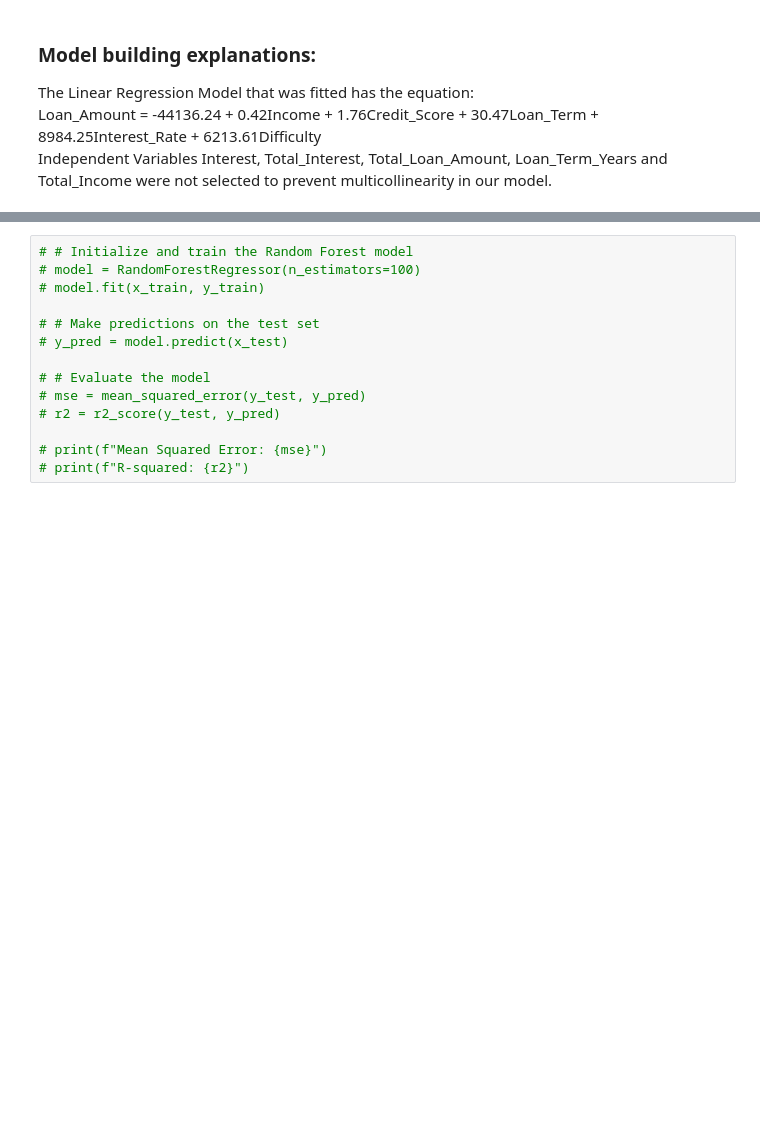
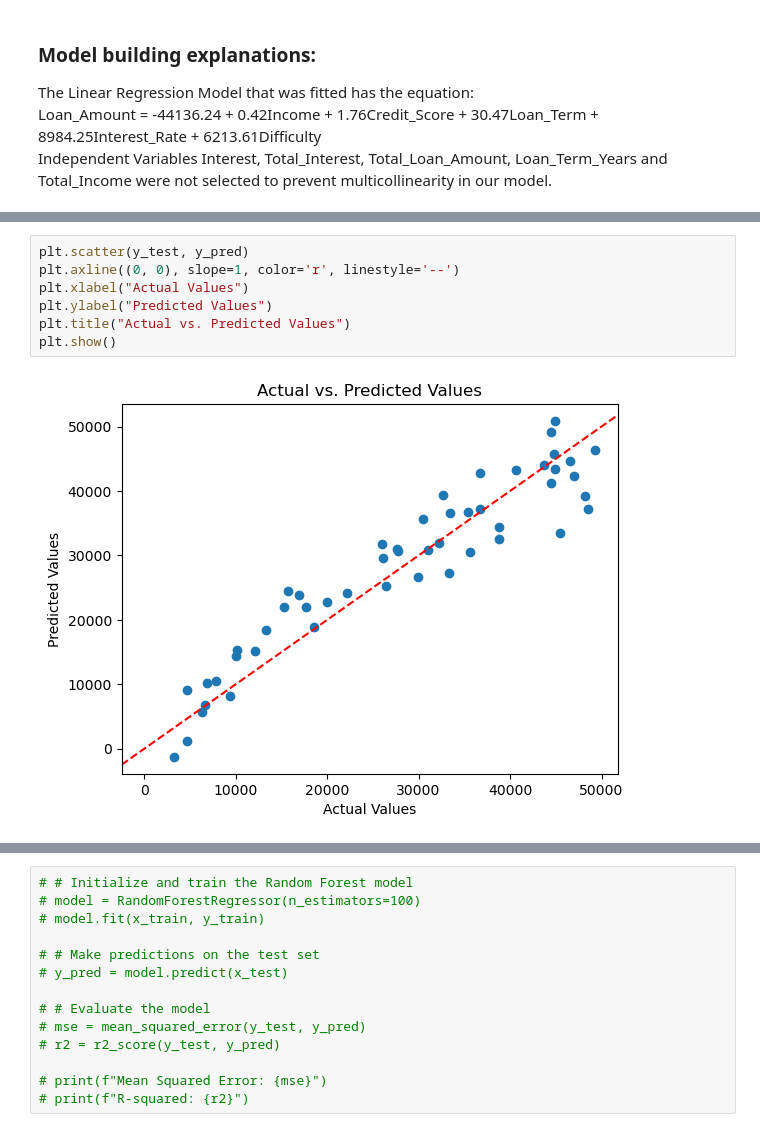
Before and after one commit to Cherwin23/Loan-Data-Analysis, a Jupyter notebook: Loan_Data_Analysis.ipynb, the cells around one changed output, grey strips where cells are left out. Cells and saved outputs as stored; diff of their text form; blank space fills up the shorter version.

```diff
--- a/Loan_Data_Analysis.ipynb
+++ b/Loan_Data_Analysis.ipynb
@@ -597,0 +605,9 @@ Scaling the data before fitting the model helped greatly reduced the MSE while m
+# %%
+plt.scatter(y_test, y_pred)
+plt.axline((0, 0), slope=1, color='r', linestyle='--')
+plt.xlabel("Actual Values")
+plt.ylabel("Predicted Values")
+plt.title("Actual vs. Predicted Values")
+plt.show()
+# %% [output]
+[figure, added]
```
Also changed, not shown: parts of 51 cells of this notebook.
